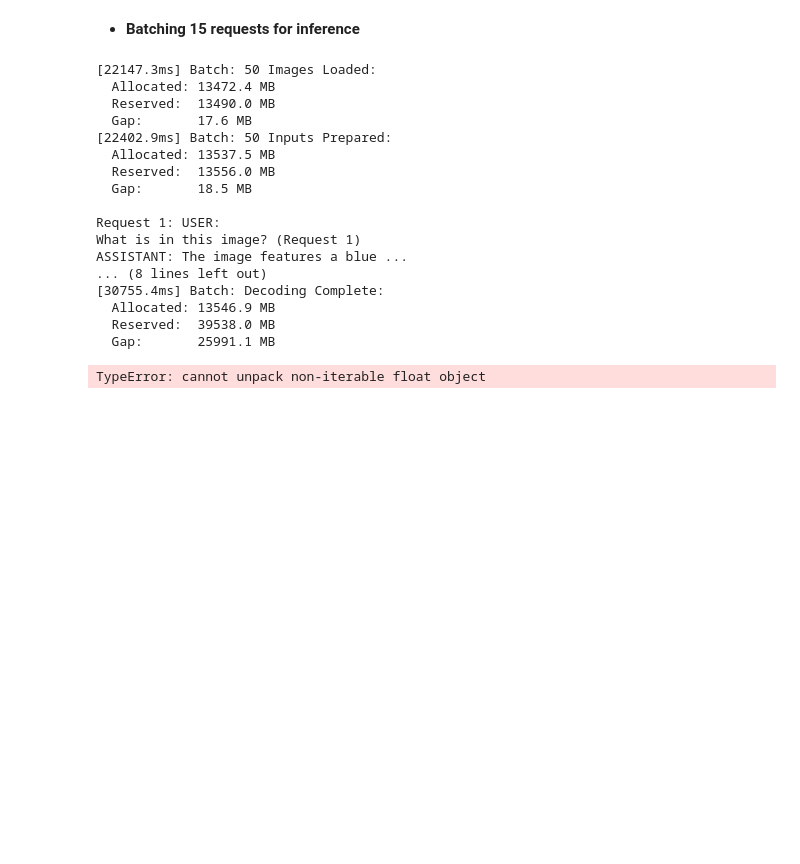
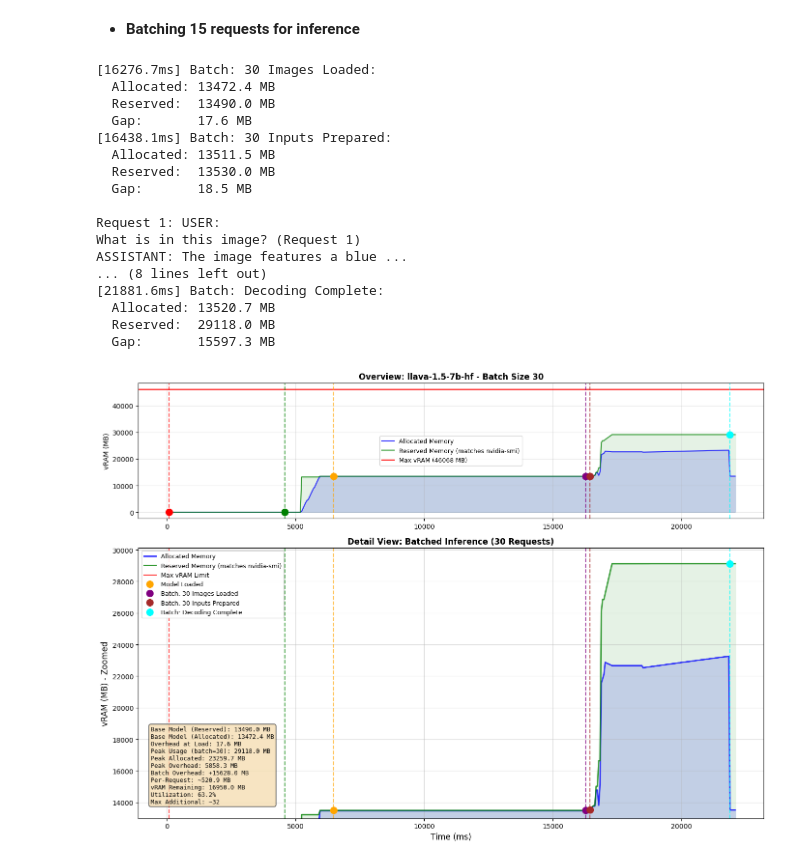
Before and after one commit to Eros483/vllm_pytorch_trrt_experimentation_llava, a Jupyter notebook: notebooks/vram_vs_time_batching.ipynb, the cells around one changed output. Saved outputs shown, nothing was run; the diff lists cells and outputs as text; code cells hidden in the pictures; blank space fills up the shorter version.

Commit message:
pushing dag and batching info

```diff
--- a/notebooks/vram_vs_time_batching.ipynb
+++ b/notebooks/vram_vs_time_batching.ipynb
@@ -11,7 +11,7 @@ import requests
 model_id = "llava-hf/llava-1.5-7b-hf"
 image_url = "https://huggingface.co/datasets/huggingface/documentation-images/resolve/main/transformers/tasks/car.jpg"
 MAX_VRAM_MB=46068
-BATCH_SIZE=50
+BATCH_SIZE=30
 # %%
 timestamps = []
 vram_usage = []
@@ -121,33 +121,33 @@ for i in range(min(3, BATCH_SIZE)):  # printing only first 3
 
 add_marker("Batch: Decoding Complete")
 # %% [output]
-[22147.3ms] Batch: 50 Images Loaded:
+[16276.7ms] Batch: 30 Images Loaded:
   Allocated: 13472.4 MB
   Reserved:  13490.0 MB
   Gap:       17.6 MB
-[22402.9ms] Batch: 50 Inputs Prepared:
-  Allocated: 13537.5 MB
-  Reserved:  13556.0 MB
+[16438.1ms] Batch: 30 Inputs Prepared:
+  Allocated: 13511.5 MB
+  Reserved:  13530.0 MB
   Gap:       18.5 MB
 
 Request 1: USER:
 What is in this image? (Request 1)
 ASSISTANT: The image features a blue ...
 ... (8 lines left out)
-[30755.4ms] Batch: Decoding Complete:
-  Allocated: 13546.9 MB
-  Reserved:  39538.0 MB
-  Gap:       25991.1 MB
+[21881.6ms] Batch: Decoding Complete:
+  Allocated: 13520.7 MB
+  Reserved:  29118.0 MB
+  Gap:       15597.3 MB
 # %%
 time.sleep(0.2)
 monitoring = False
 monitor_thread.join(timeout=1.0)
 # %%
-# Extract both allocated and reserved values from markers
+import matplotlib.pyplot as plt
+
 model_loaded_allocated = next((alloc for t, alloc, res, l in markers if l == "Model Loaded"), 0)
 model_loaded_reserved = next((res for t, alloc, res, l in markers if l == "Model Loaded"), 0)
 
-# vram_usage now contains tuples of (allocated, reserved)
 allocated_usage = [alloc for alloc, res in vram_usage]
 reserved_usage = [res for alloc, res in vram_usage]
 
@@ -159,7 +159,6 @@ y_zoom_max = max_reserved + 1000
 
 fig, (ax1, ax2) = plt.subplots(2, 1, figsize=(14, 10), gridspec_kw={'height_ratios': [1, 2]})
 
-# Overview plot
 ax1.plot(timestamps, allocated_usage, 'b-', linewidth=1.5, label='Allocated Memory', alpha=0.8)
 ax1.plot(timestamps, reserved_usage, 'g-', linewidth=1.5, label='Reserved Memory (matches nvidia-smi)', alpha=0.8)
 ax1.axhline(y=MAX_VRAM_MB, color='red', linestyle='-', linewidth=2, label=f'Max vRAM ({MAX_VRAM_MB:.0f} MB)', alpha=0.8)
@@ -170,7 +169,6 @@ ax1.set_ylabel('vRAM (MB)')
 ax1.grid(True, alpha=0.3)
 ax1.legend(loc='best', fontsize=9)
 
-# Detail plot
 ax2.plot(timestamps, allocated_usage, 'b-', linewidth=2, label='Allocated Memory', alpha=0.8)
 ax2.plot(timestamps, reserved_usage, 'g-', linewidth=2, label='Reserved Memory (matches nvidia-smi)', alpha=0.8)
 ax2.axhline(y=MAX_VRAM_MB, color='red', linestyle='-', linewidth=2, label=f'Max vRAM Limit', alpha=0.8)
@@ -183,7 +181,6 @@ ax2.set_xlabel('Time (ms)', fontsize=12)
 ax2.set_ylabel('vRAM (MB) - Zoomed', fontsize=12)
 ax2.grid(True, alpha=0.4, which='both')
 
-# Add markers - now with 4 values per marker
 colors = ['red', 'green', 'orange', 'purple', 'brown', 'cyan']
 for ax in [ax1, ax2]:
     for i, (t, alloc, res, label) in enumerate(markers):
@@ -203,54 +200,33 @@ for ax in [ax1, ax2]:
 
 ax2.legend(loc='upper left', fontsize=9, ncol=1, framealpha=0.9)
 
-# Calculate statistics using RESERVED memory (matches nvidia-smi)
 inference_delta = max_reserved - model_loaded_reserved
 vram_remaining = MAX_VRAM_MB - max_reserved
 utilization_pct = (max_reserved / MAX_VRAM_MB) * 100
 vram_per_request = inference_delta / BATCH_SIZE
 potential_max_batch = int(vram_remaining / vram_per_request) if vram_per_request > 0 else 0
 
-# Calculate overhead (gap between reserved and allocated)
 overhead_at_model = model_loaded_reserved - model_loaded_allocated
 overhead_at_peak = max_reserved - max_allocated
 
 stats_text = (f"Base Model (Reserved): {model_loaded_reserved:.1f} MB\n"
               f"Base Model (Allocated): {model_loaded_allocated:.1f} MB\n"
               f"Overhead at Load: {overhead_at_model:.1f} MB\n"
               f"Peak Usage (batch={BATCH_SIZE}): {max_reserved:.1f} MB\n"
               f"Peak Allocated: {max_allocated:.1f} MB\n"
               f"Peak Overhead: {overhead_at_peak:.1f} MB\n"
               f"Batch Overhead: +{inference_delta:.1f} MB\n"
               f"Per-Request: ~{vram_per_request:.1f} MB\n"
               f"vRAM Remaining: {vram_remaining:.1f} MB\n"
               f"Utilization: {utilization_pct:.1f}%\n"
               f"Max Additional: ~{potential_max_batch}")
 
-ax2.text(0.02, 0.98, stats_text, transform=ax2.transAxes,
-        verticalalignment='top', bbox=dict(boxstyle='round',
+ax2.text(0.02, 0.05, stats_text, transform=ax2.transAxes,
+        verticalalignment='bottom', bbox=dict(boxstyle='round',
         facecolor='wheat', alpha=0.8), fontsize=9, family='monospace')
 
 plt.tight_layout()
 plt.savefig('../metrics/vram_profile_batch_inference_comparison.png', dpi=300, bbox_inches='tight')
 plt.show()
-
-print(f"\n{'='*60}")
-print(f"BATCH INFERENCE SUMMARY (Batch Size: {BATCH_SIZE})")
-print(f"{'='*60}")
-print(f"Base Model Memory (Reserved): {model_loaded_reserved:.1f} MB")
-print(f"Base Model Memory (Allocated): {model_loaded_allocated:.1f} MB")
-print(f"PyTorch Overhead at Load:     {overhead_at_model:.1f} MB ({(overhead_at_model/model_loaded_reserved)*100:.1f}%)")
-print(f"Peak Memory Usage (Reserved):  {max_reserved:.1f} MB")
-print(f"Peak Memory Usage (Allocated): {max_allocated:.1f} MB")
-print(f"Peak Overhead:                 {overhead_at_peak:.1f} MB ({(overhead_at_peak/max_reserved)*100:.1f}%)")
-print(f"Total Batch Overhead:          +{inference_delta:.1f} MB")
-print(f"Per-Request Overhead:          ~{vram_per_request:.1f} MB")
-print(f"Memory Remaining:              {vram_remaining:.1f} MB ({(vram_remaining/MAX_VRAM_MB)*100:.1f}%)")
-print(f"Additional Requests Possible:  ~{potential_max_batch}")
-print(f"Total Possible Batch Size:     ~{BATCH_SIZE + potential_max_batch}")
-print(f"{'='*60}")
-print(f"\nNote: 'Reserved' memory matches nvidia-smi output")
-print(f"      'Allocated' is actual tensor memory")
-print(f"      Gap represents PyTorch's memory caching and CUDA overhead")
 # %% [output]
-TypeError: cannot unpack non-iterable float object
+[figure, added]
```
Also changed, not shown: parts of 3 cells of this notebook, 2 other files.
